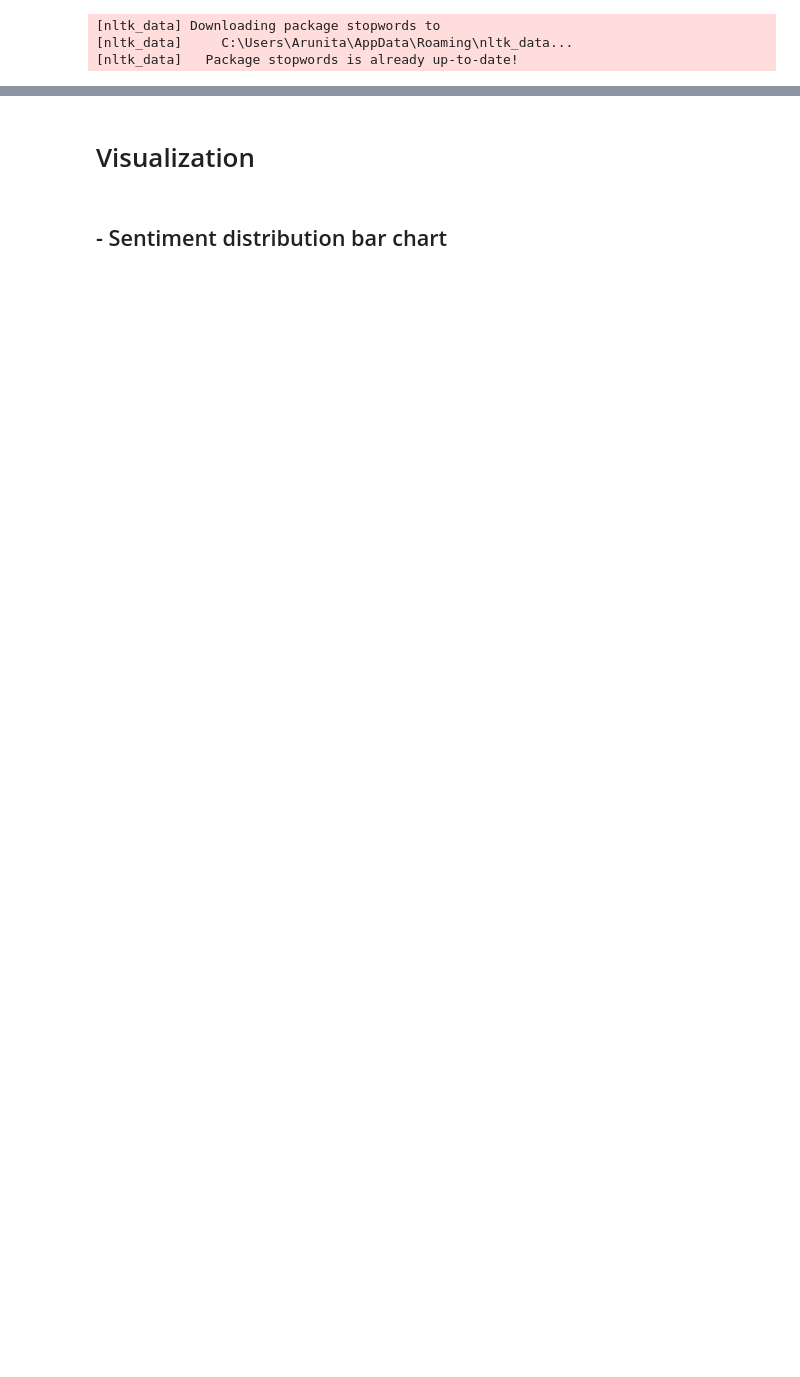
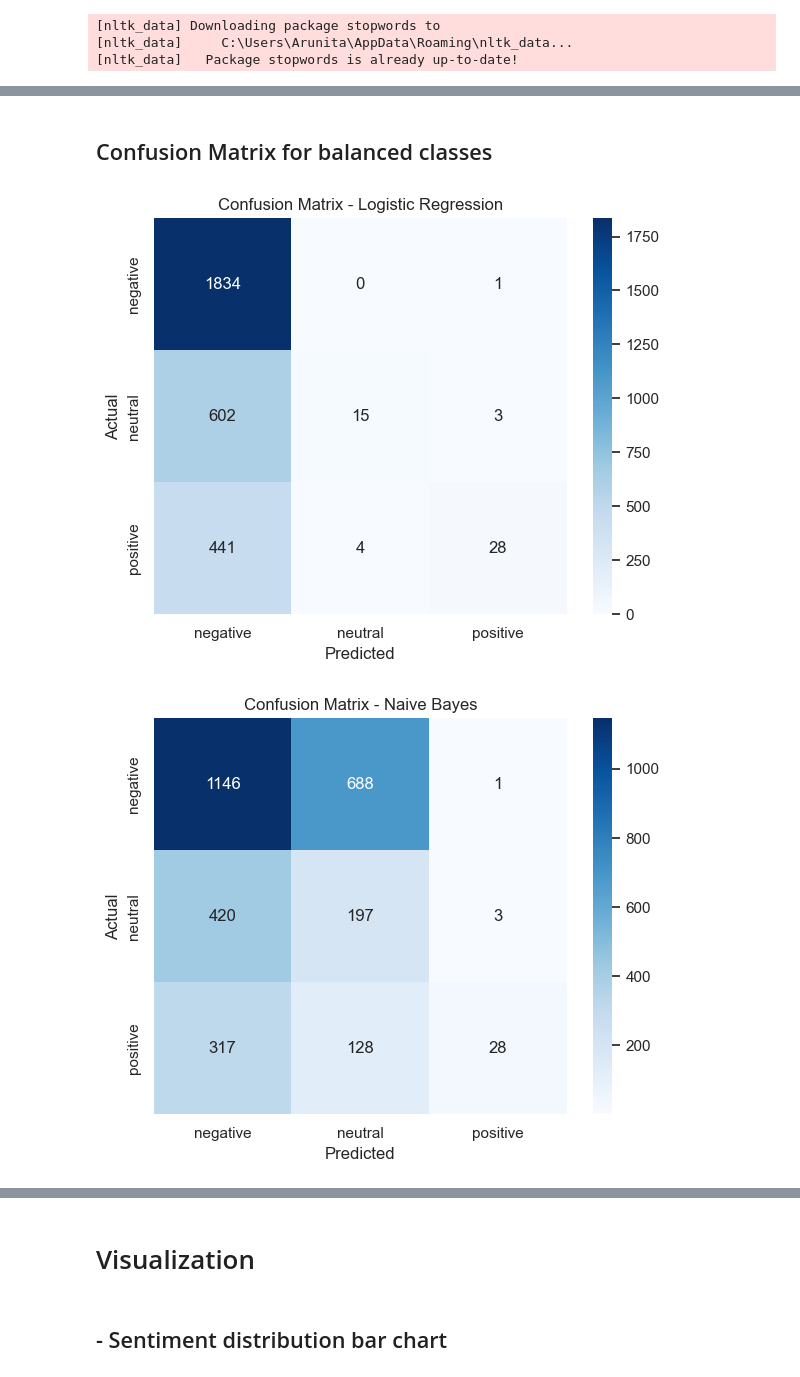
Before and after one commit to ASarkar0611/DataVerse, a Jupyter notebook: Twitter Airline Sentiment Analysis/TWITTER SENTIMENT ANALYSIS.ipynb, the cells around one changed output, grey strips where cells are left out. Drawn from its saved outputs; the diff is of its cells as text; code cells hidden in the pictures; blank space fills up the shorter version.

```diff
--- a/Twitter Airline Sentiment Analysis/TWITTER SENTIMENT ANALYSIS.ipynb
+++ b/Twitter Airline Sentiment Analysis/TWITTER SENTIMENT ANALYSIS.ipynb
@@ -144,0 +179,4 @@ plt.show()
+# %%
+clf_lr_bl = LogisticRegression(max_iter=1000, solver="liblinear")
+clf_lr_bl.fit(X_train_balanced, y_train_balanced)
+y_pred_lr_bl = clf_lr_bl.predict(X_test)
@@ -144,0 +185,4 @@ plt.show()
+# %%
+clf_nb_bl = MultinomialNB()
+clf_nb_bl.fit(X_train_balanced, y_train_balanced)
+y_pred_nb_bl = clf_nb_bl.predict(X_test)
@@ -144,0 +193,4 @@ plt.show()
+# %%
+label_encoder = LabelEncoder()
+y_train_bal = label_encoder.fit_transform(y_train_balanced)
+y_test_enc   = label_encoder.transform(y_test)
@@ -144,0 +199,12 @@ plt.show()
+# %%
+clf_xgb_bl = xgb.XGBClassifier(
+    n_estimators=300,
+    learning_rate=0.1,
+    max_depth=6,
+    random_state=42,
+    use_label_encoder=False,
+    eval_metric="mlogloss"
+)
+clf_xgb_bl.fit(X_train_balanced, y_train_bal)
+y_pred_xgb_bl = clf_xgb_bl.predict(X_test)
+y_pred_xgb_bl = label_encoder.inverse_transform(y_pred_xgb_bl) # Convert back to string (otherwise model evaluation will throw error)
@@ -144,0 +251,22 @@ plt.show()
+# %% [markdown]
+## Confusion Matrix for balanced classes
+# %%
+def plot_confusion_matrix(y_true, y_pred, title):
+    cm = confusion_matrix(y_true, y_pred)
+    plt.figure(figsize=(6,5))
+    sns.heatmap(cm, annot=True, fmt="d", cmap="Blues",
+                xticklabels=clf_lr.classes_,
+                yticklabels=clf_lr.classes_)
+    plt.title(f"Confusion Matrix - {title}")
+    plt.xlabel("Predicted")
+    plt.ylabel("Actual")
+    plt.tight_layout()
+    #plt.savefig(f"visuals/confusion_matrix_{title.replace(' ', '_').lower()}.png", dpi=300)
+    plt.show()
+
+plot_confusion_matrix(y_test, y_pred_lr_bl, "Logistic Regression")
+plot_confusion_matrix(y_test, y_pred_nb_bl, "Naive Bayes")
+plot_confusion_matrix(y_test, y_pred_xgb_bl, "XGBoost")
+# %% [output]
+[figure, added]
+[figure, added]
```
Also changed, not shown: parts of 40 cells of this notebook.
